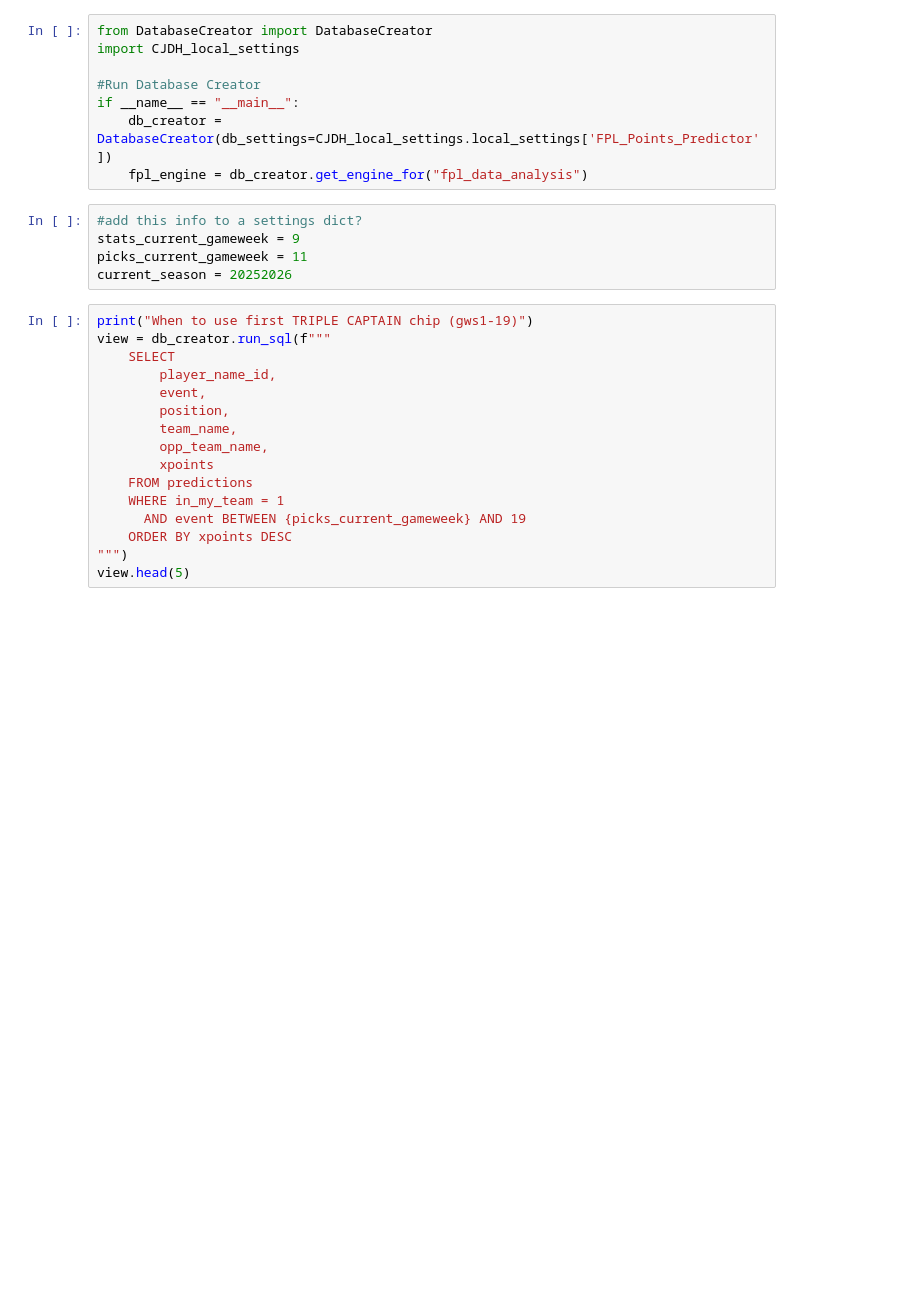
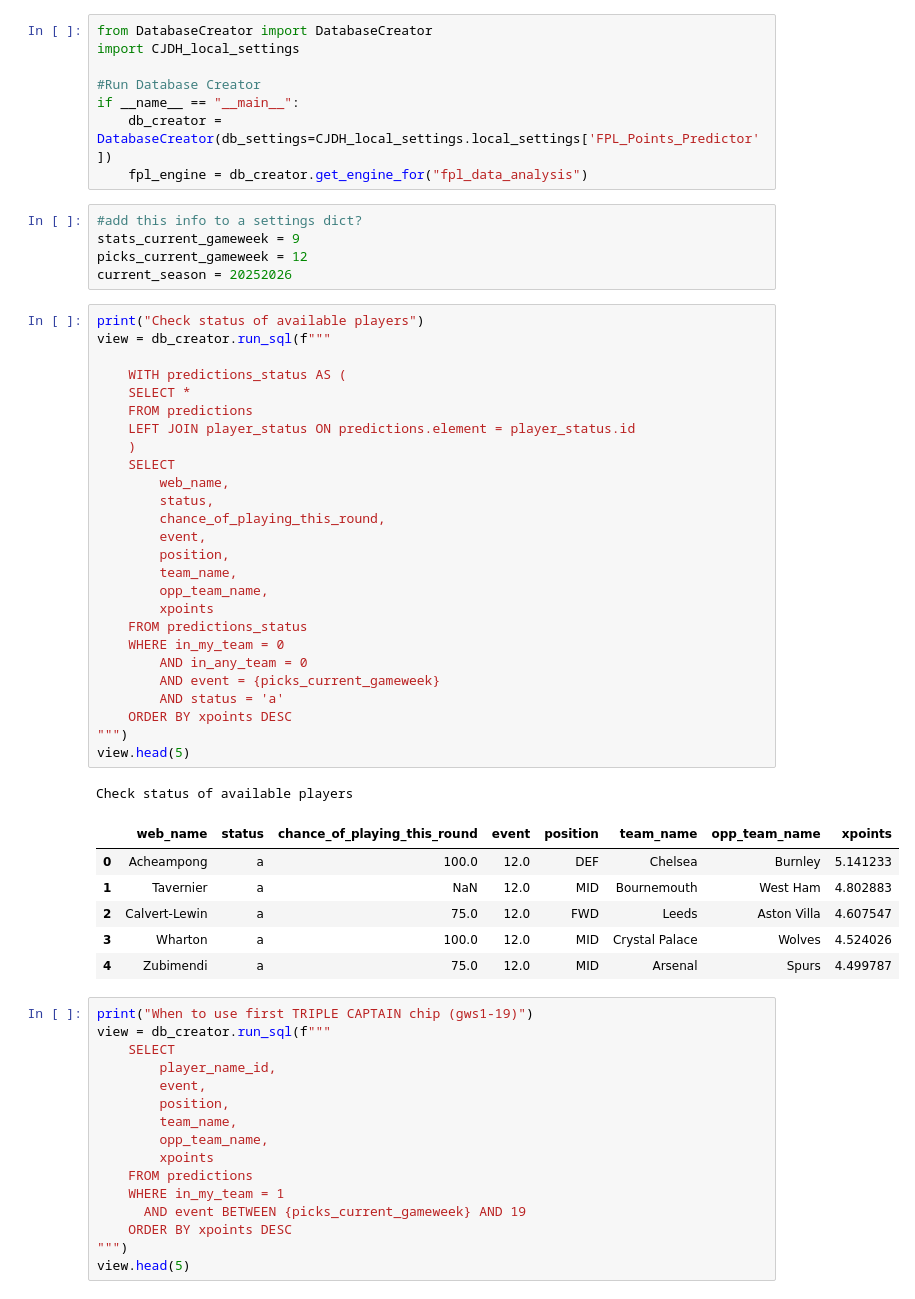
Before and after one commit to chrisimpacts/FPL-Points-Predictor, a Jupyter notebook: TRDL-Team-Analysis.ipynb, the cells around one changed output. Saved outputs shown, nothing was run; the diff lists cells and outputs as text; blank space fills up the shorter version.

```diff
--- a/TRDL-Team-Analysis.ipynb
+++ b/TRDL-Team-Analysis.ipynb
@@ -14,8 +14,42 @@ if __name__ == "__main__":
 # %%
 #add this info to a settings dict?
 stats_current_gameweek = 9
-picks_current_gameweek = 11
+picks_current_gameweek = 12
 current_season = 20252026
+# %%
+print("Check status of available players")
+view = db_creator.run_sql(f"""
+
+    WITH predictions_status AS (
+    SELECT *
+    FROM predictions
+    LEFT JOIN player_status ON predictions.element = player_status.id
+    )
+    SELECT
+        web_name,
+        status,
+        chance_of_playing_this_round,
+        event,
+        position,
+        team_name,
+        opp_team_name,
+        xpoints
+    FROM predictions_status
+    WHERE in_my_team = 0
+        AND in_any_team = 0
+        AND event = {picks_current_gameweek}
+        AND status = 'a'
+    ORDER BY xpoints DESC
+""")
+view.head(5)
+# %% [output]
+Check status of available players
+|  | web_name | status | chance_of_playing_this_round | event | position | team_name | opp_team_name | xpoints |
+| 0 | Acheampong | a | 100.0 | 12.0 | DEF | Chelsea | Burnley | 5.141233 |
+| 1 | Tavernier | a | NaN | 12.0 | MID | Bournemouth | West Ham | 4.802883 |
+| 2 | Calvert-Lewin | a | 75.0 | 12.0 | FWD | Leeds | Aston Villa | 4.607547 |
+| 3 | Wharton | a | 100.0 | 12.0 | MID | Crystal Palace | Wolves | 4.524026 |
+| 4 | Zubimendi | a | 75.0 | 12.0 | MID | Arsenal | Spurs | 4.499787 |
 # %%
 print("When to use first TRIPLE CAPTAIN chip (gws1-19)")
 view = db_creator.run_sql(f"""
```
Also changed, not shown: parts of 3 cells of this notebook, 1 other file.
